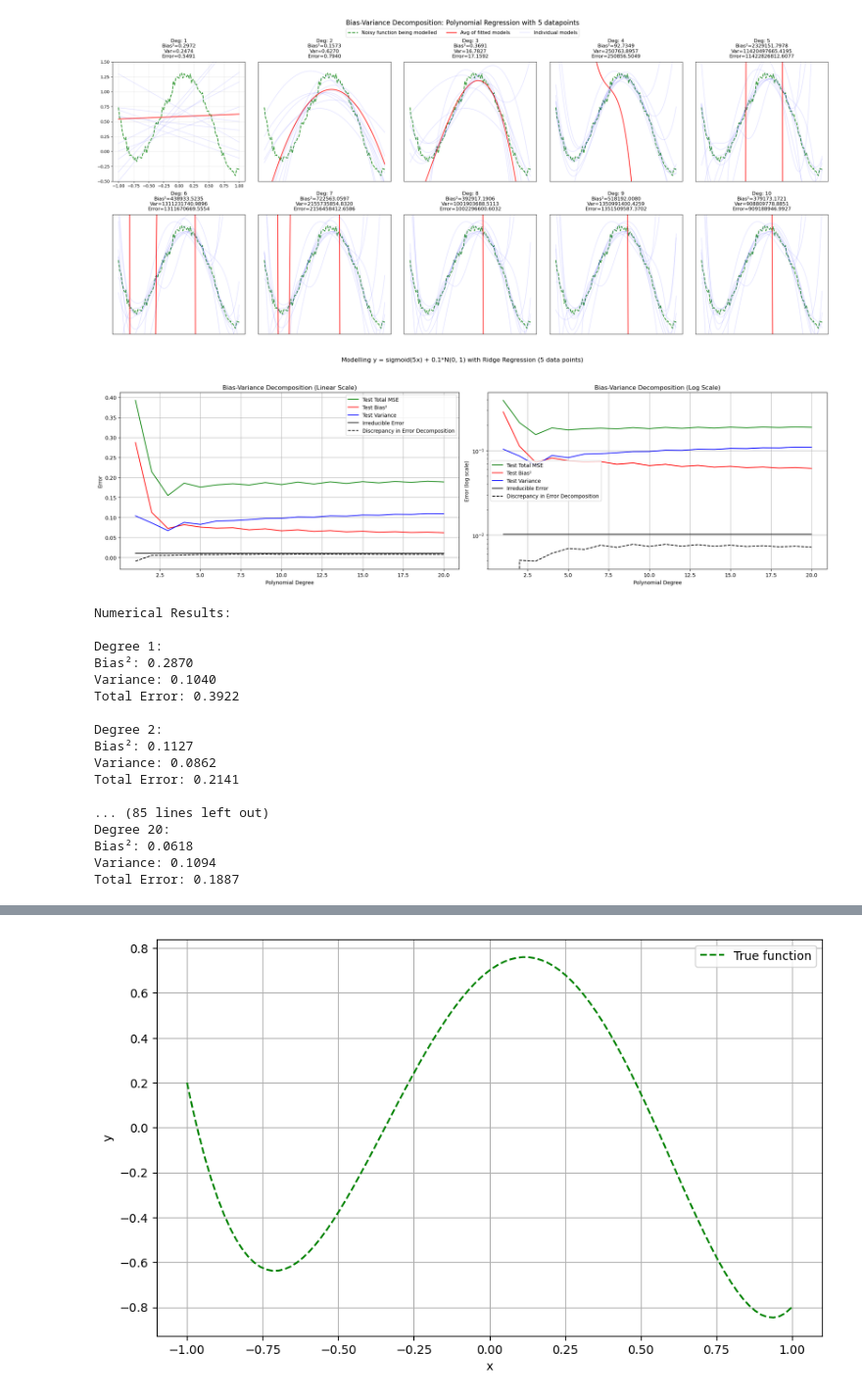
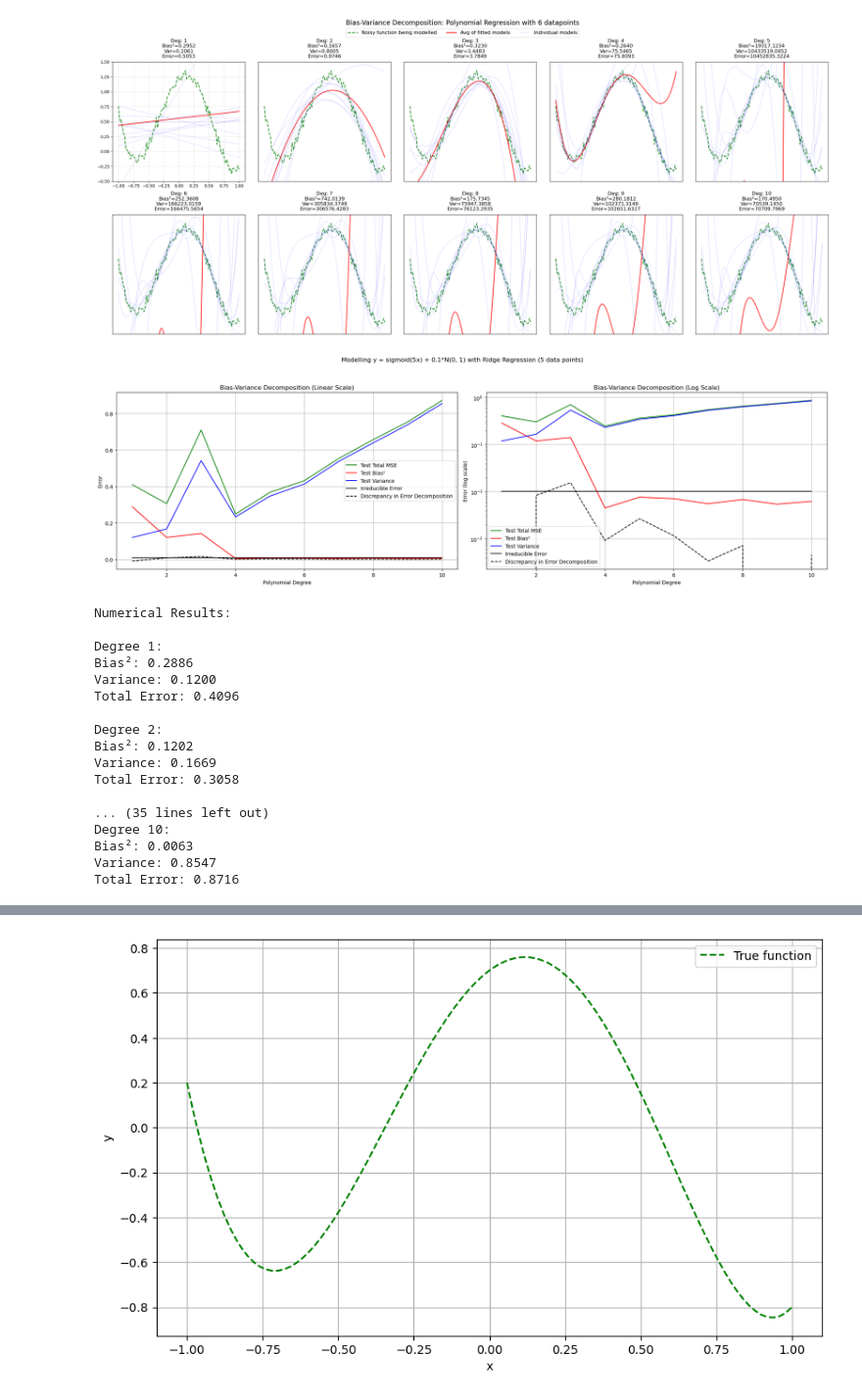
Before and after one commit to julianrdcosta/double-descent, a Jupyter notebook: bias-variance-poly.ipynb, the cells around one changed output, grey strips where cells are left out. Shown at 98% size. Drawn from its saved outputs; the diff is of its cells as text; code cells hidden in the pictures.

Commit message:
fiddling waith parameters

```diff
--- a/bias-variance-poly.ipynb
+++ b/bias-variance-poly.ipynb
@@ -140,7 +140,7 @@ import numpy as np
 import matplotlib.pyplot as plt
 
 # Set random seed for reproducibility
-np.random.seed(43)
+np.random.seed(42)
 
 #Function to model
 def func(x):
@@ -231,7 +231,7 @@ test_noise = np.mean(noise_broadcast, axis=1)
 fig = plt.figure(figsize=(25, 11))  # Increased height slightly
 
 # Add overall title
-fig.suptitle('Bias-Variance Decomposition: Polynomial Regression with 5 datapoints', fontsize=16, y=0.98)
+fig.suptitle('Bias-Variance Decomposition: Polynomial Regression with 6 datapoints', fontsize=16, y=0.98)
 
 # Create common legend entries for all subplots
 lines = []
@@ -277,7 +277,7 @@ plt.tight_layout()
 plt.subplots_adjust(top=0.85, wspace=0.1)  # Reduced wspace since we removed most tick labels
 plt.show()
 # %% [output]
-[figure, old version]
+[figure, new version]
 # %%
 import numpy as np
 import matplotlib.pyplot as plt
@@ -294,8 +294,8 @@ n_points = 10
 n_trials = 300
 n_test = 100
 noise_level = 0.1
-degrees = range(1, 21)
-lambda_param = 0.1  # Ridge regression parameter
+degrees = range(1, 11)
+lambda_param = 0.0001  # Ridge regression parameter
 
 # Generate 30 sets of 5 training points
 X_trains = []
@@ -389,51 +389,51 @@ plt.title('Bias-Variance Decomposition (Linear Scale)')
 plt.legend()
 plt.grid(True)
 
 # Log scale subplot
 plt.subplot(122)
 plt.semilogy(degrees, test_mse, 'g-', label='Test Total MSE')
 plt.semilogy(degrees, test_bias, 'r-', label='Test Bias²')
 plt.semilogy(degrees, test_variance, 'b-', label='Test Variance')
 plt.semilogy(degrees, test_noise, 'k-', label='Irreducible Error')
 plt.semilogy(degrees, test_mse - test_noise - test_bias - test_variance, 'k--',
             label='Discrepancy in Error Decomposition')
 
 plt.xlabel('Polynomial Degree')
 plt.ylabel('Error (log scale)')
 plt.title('Bias-Variance Decomposition (Log Scale)')
 plt.legend()
 plt.grid(True)
 
 plt.suptitle('Modelling y = sigmoid(5x) + 0.1*N(0, 1) with Ridge Regression (5 data points)', y=1.05)
 plt.tight_layout()
 plt.show()
 
 print("\nNumerical Results:")
 for degree in degrees:
     idx = degree - 1
     print(f"\nDegree {degree}:")
     print(f"Bias²: {test_bias[idx]:.4f}")
     print(f"Variance: {test_variance[idx]:.4f}")
     print(f"Total Error: {(test_mse[idx]):.4f}")
 # %% [output]
-[figure, old version]
+[figure, new version]
 Numerical Results:
 
 Degree 1:
-Bias²: 0.2870
-Variance: 0.1040
-Total Error: 0.3922
+Bias²: 0.2886
+Variance: 0.1200
+Total Error: 0.4096
 
 Degree 2:
-Bias²: 0.1127
-Variance: 0.0862
-Total Error: 0.2141
+Bias²: 0.1202
+Variance: 0.1669
+Total Error: 0.3058
 
-... (85 lines left out)
-Degree 20:
-Bias²: 0.0618
-Variance: 0.1094
-Total Error: 0.1887
+... (35 lines left out)
+Degree 10:
+Bias²: 0.0063
+Variance: 0.8547
+Total Error: 0.8716
 # %%
 import numpy as np
 import matplotlib.pyplot as plt
```
Also changed, not shown: parts of 11 cells of this notebook, 4 other files.
